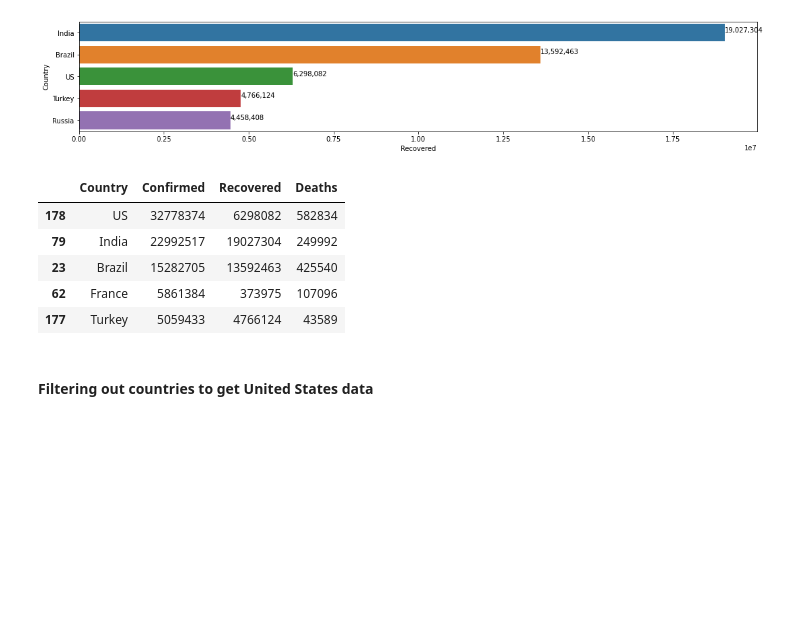
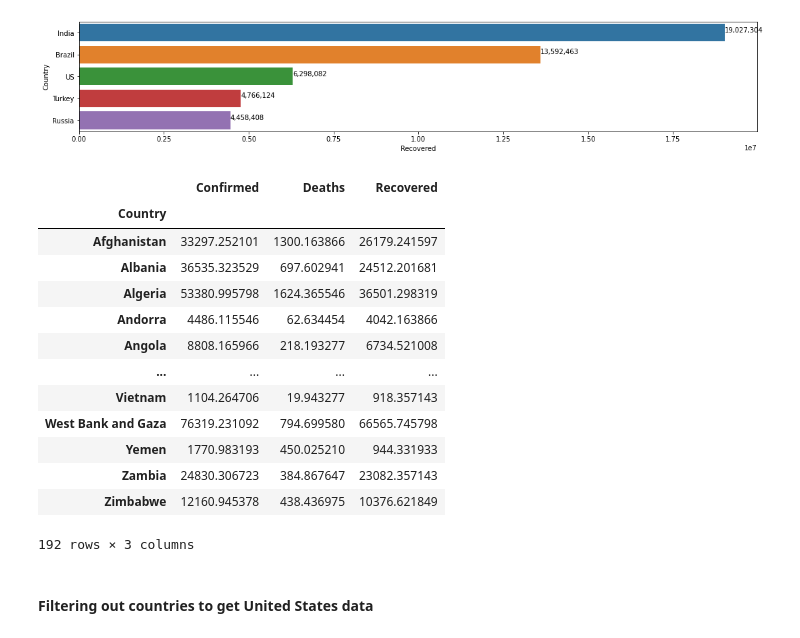
Before and after one commit to mehtabfarozankhatoon/hds5210-2022, a Jupyter notebook: Final/Finals.ipynb, the cells around one changed output. Drawn from its saved outputs; the diff is of its cells as text; code cells hidden in the pictures; blank space fills up the shorter version.

```diff
--- a/Final/Finals.ipynb
+++ b/Final/Finals.ipynb
@@ -198,16 +198,22 @@ plt.show()
 # %%
 table = pd.pivot_table(AA, index =['Country'],aggfunc = np.sum)
 table_sum =  pd.pivot_table(AA, index =['Country'],aggfunc = np.mean)
 table_sum
-top_5 = world.sort_values(by=['Confirmed'], ascending=False).head(5)
-top_5
 # %% [output]
-|  | Country | Confirmed | Recovered | Deaths |
-| 178 | US | 32778374 | 6298082 | 582834 |
-| 79 | India | 22992517 | 19027304 | 249992 |
-| 23 | Brazil | 15282705 | 13592463 | 425540 |
-| 62 | France | 5861384 | 373975 | 107096 |
-| 177 | Turkey | 5059433 | 4766124 | 43589 |
+|  | Confirmed | Deaths | Recovered |
+| Country |  |  |  |
+| Afghanistan | 33297.252101 | 1300.163866 | 26179.241597 |
+| Albania | 36535.323529 | 697.602941 | 24512.201681 |
+| Algeria | 53380.995798 | 1624.365546 | 36501.298319 |
+| Andorra | 4486.115546 | 62.634454 | 4042.163866 |
+| Angola | 8808.165966 | 218.193277 | 6734.521008 |
+| ... | ... | ... | ... |
+| Vietnam | 1104.264706 | 19.943277 | 918.357143 |
+| West Bank and Gaza | 76319.231092 | 794.699580 | 66565.745798 |
+| Yemen | 1770.983193 | 450.025210 | 944.331933 |
+| Zambia | 24830.306723 | 384.867647 | 23082.357143 |
+| Zimbabwe | 12160.945378 | 438.436975 | 10376.621849 |
+192 rows × 3 columns
 # %% [markdown]
 #### Filtering out countries to get United States data
 # %%
```
Also changed, not shown: parts of 10 cells of this notebook.
